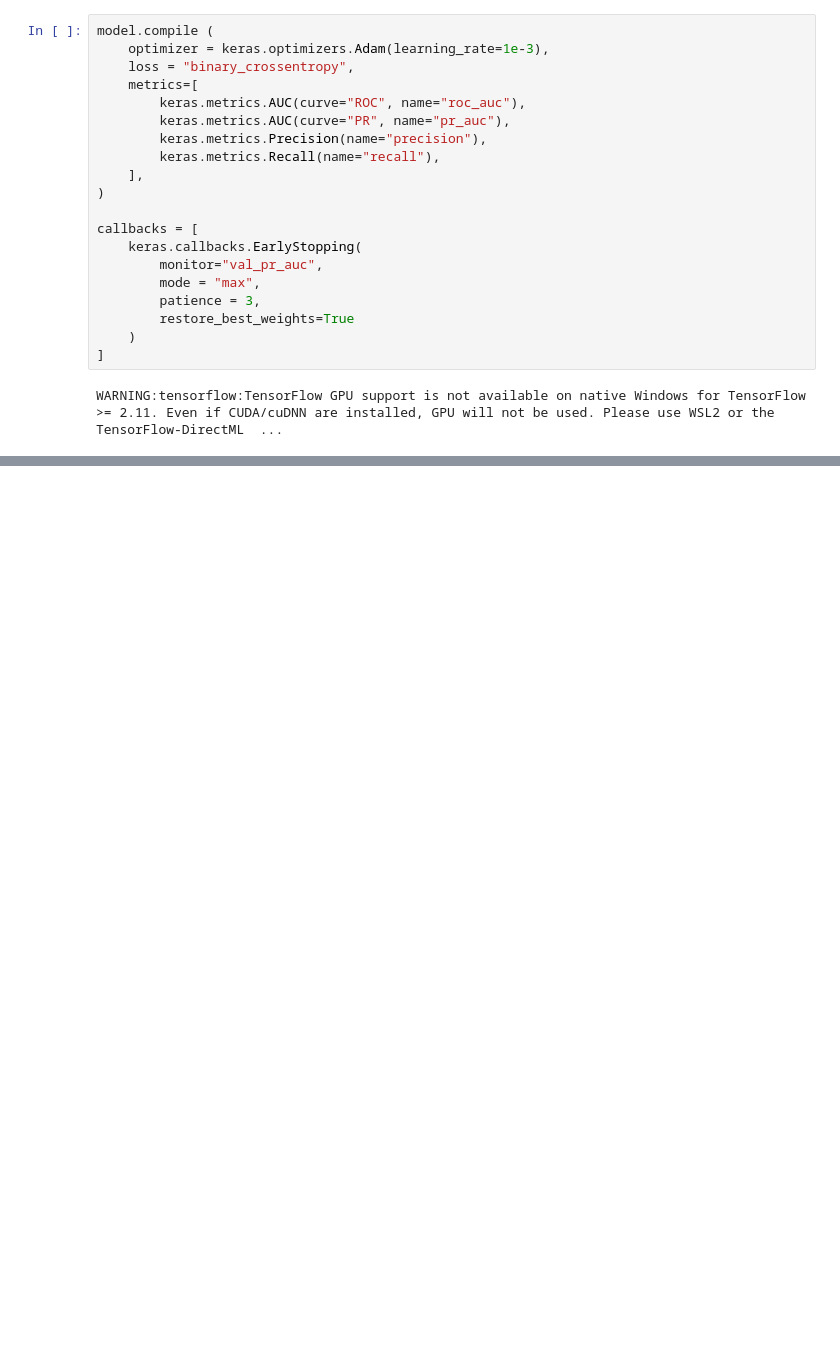
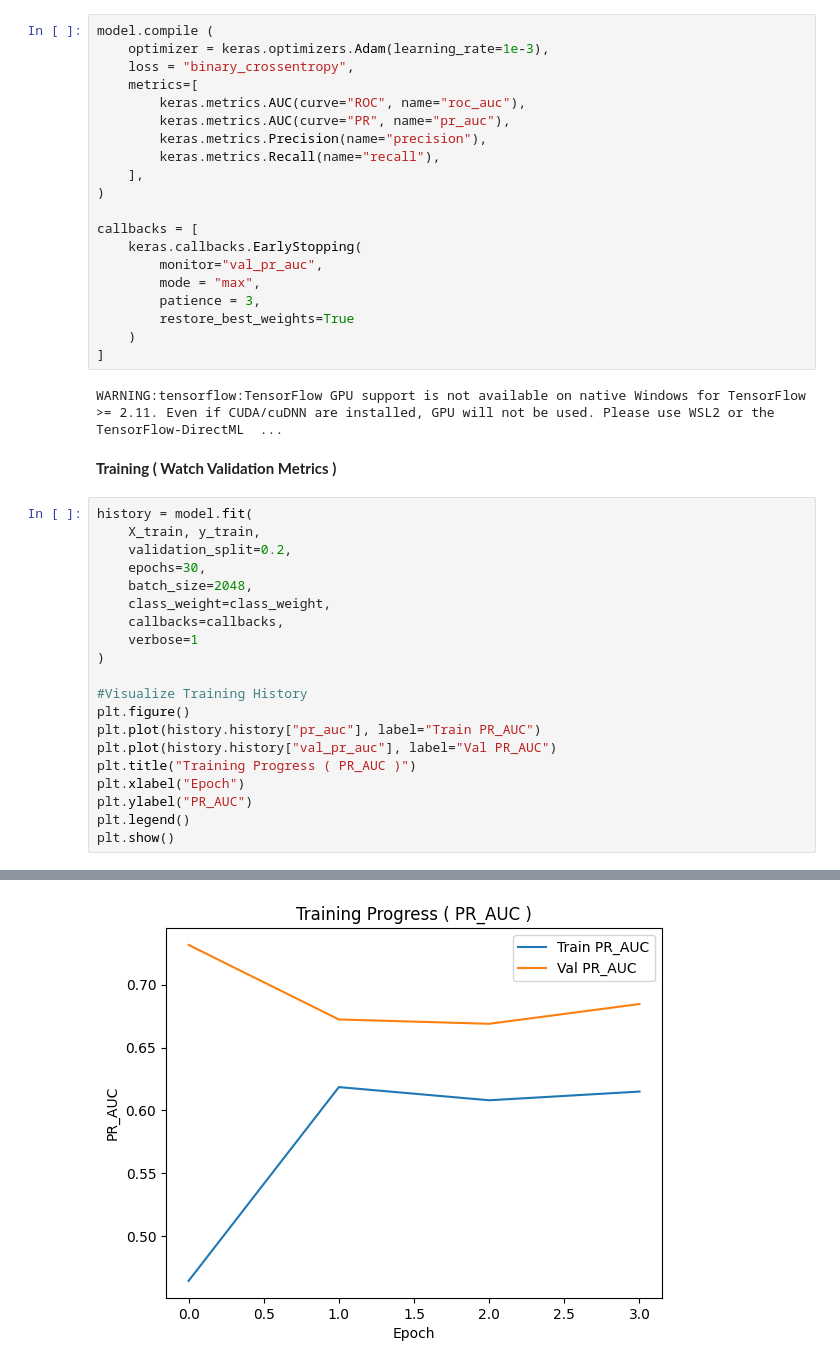
Before and after one commit to Ws995566/Credit-Card-Fraud-Detection-model, a Jupyter notebook: main_code.ipynb, the cells around one changed output, grey strips where cells are left out. Drawn from its saved outputs; the diff is of its cells as text; blank space fills up the shorter version.

Commit message:
Training ( Validation Metrics )

```diff
--- a/main_code.ipynb
+++ b/main_code.ipynb
@@ -218,3 +218,26 @@ callbacks = [
 ]
 # %% [output]
 WARNING:tensorflow:TensorFlow GPU support is not available on native Windows for TensorFlow >= 2.11. Even if CUDA/cuDNN are installed, GPU will not be used. Please use WSL2 or the TensorFlow-DirectML  ...
+# %% [markdown]
+**Training ( Watch Validation Metrics )**
+# %%
+history = model.fit(
+    X_train, y_train,
+    validation_split=0.2,
+    epochs=30,
+    batch_size=2048,
+    class_weight=class_weight,
+    callbacks=callbacks,
+    verbose=1
+)
+
+#Visualize Training History
+plt.figure()
+plt.plot(history.history["pr_auc"], label="Train PR_AUC")
+plt.plot(history.history["val_pr_auc"], label="Val PR_AUC")
+plt.title("Training Progress ( PR_AUC )")
+plt.xlabel("Epoch")
+plt.ylabel("PR_AUC")
+plt.legend()
+plt.show()
+# %% [output]
@@ -220,0 +252 @@ WARNING:tensorflow:TensorFlow GPU support is not available on native Windows for
+[figure, added]
```
Also changed, not shown: parts of 1 cell of this notebook.
